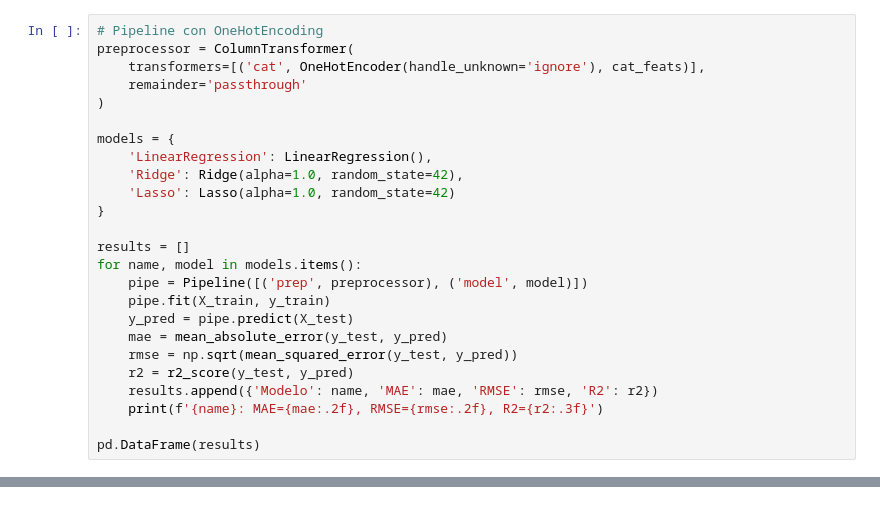
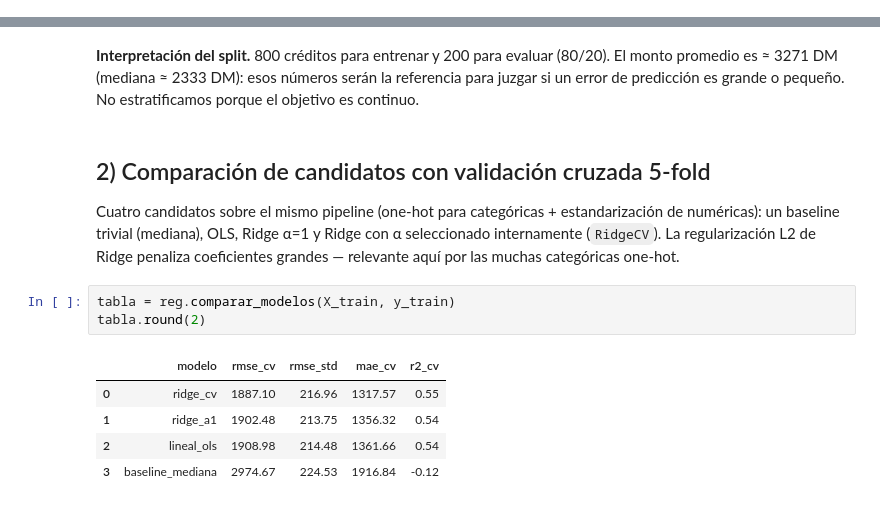
Before and after one commit to Borre4023/REC_ECBD_2026_Dominguez_Zarate_Alexander, a Jupyter notebook: notebooks/03_regresion.ipynb, the cells around one changed output, grey strips where cells are left out. Cells and saved outputs as stored; diff of their text form.

```diff
--- a/notebooks/03_regresion.ipynb
+++ b/notebooks/03_regresion.ipynb
@@ -37,25 +65,0 @@ print(X_train.shape, X_test.shape)
-# %%
-# Pipeline con OneHotEncoding
-preprocessor = ColumnTransformer(
-    transformers=[('cat', OneHotEncoder(handle_unknown='ignore'), cat_feats)],
-    remainder='passthrough'
-)
-
-models = {
-    'LinearRegression': LinearRegression(),
-    'Ridge': Ridge(alpha=1.0, random_state=42),
-    'Lasso': Lasso(alpha=1.0, random_state=42)
-}
-
-results = []
-for name, model in models.items():
-    pipe = Pipeline([('prep', preprocessor), ('model', model)])
-    pipe.fit(X_train, y_train)
-    y_pred = pipe.predict(X_test)
-    mae = mean_absolute_error(y_test, y_pred)
-    rmse = np.sqrt(mean_squared_error(y_test, y_pred))
-    r2 = r2_score(y_test, y_pred)
-    results.append({'Modelo': name, 'MAE': mae, 'RMSE': rmse, 'R2': r2})
-    print(f'{name}: MAE={mae:.2f}, RMSE={rmse:.2f}, R2={r2:.3f}')
-
-pd.DataFrame(results)
@@ -73,0 +66,20 @@ print('Guardado:', out_path)
+# %% [markdown]
+**Interpretación del split.** 800 créditos para entrenar y 200 para evaluar (80/20). El monto
+promedio es ≈ 3271 DM (mediana ≈ 2333 DM): esos números serán la referencia para juzgar si un
+error de predicción es grande o pequeño. No estratificamos porque el objetivo es continuo.
+# %% [markdown]
+## 2) Comparación de candidatos con validación cruzada 5-fold
+
+Cuatro candidatos sobre el mismo pipeline (one-hot para categóricas + estandarización de numéricas):
+un baseline trivial (mediana), OLS, Ridge α=1 y Ridge con α seleccionado internamente (`RidgeCV`).
+La regularización L2 de Ridge penaliza coeficientes grandes — relevante aquí por las muchas
+categóricas one-hot.
+# %%
+tabla = reg.comparar_modelos(X_train, y_train)
+tabla.round(2)
+# %% [output]
+|  | modelo | rmse_cv | rmse_std | mae_cv | r2_cv |
+| 0 | ridge_cv | 1887.10 | 216.96 | 1317.57 | 0.55 |
+| 1 | ridge_a1 | 1902.48 | 213.75 | 1356.32 | 0.54 |
+| 2 | lineal_ols | 1908.98 | 214.48 | 1361.66 | 0.54 |
+| 3 | baseline_mediana | 2974.67 | 224.53 | 1916.84 | -0.12 |
```
Also changed, not shown: parts of 23 cells of this notebook, 11 other files.
